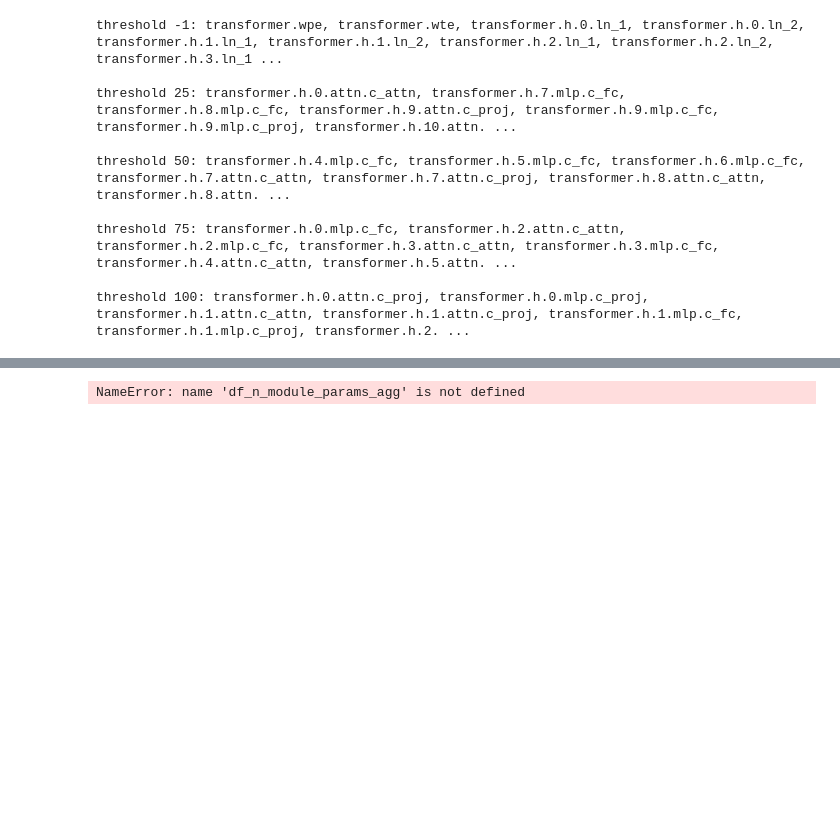
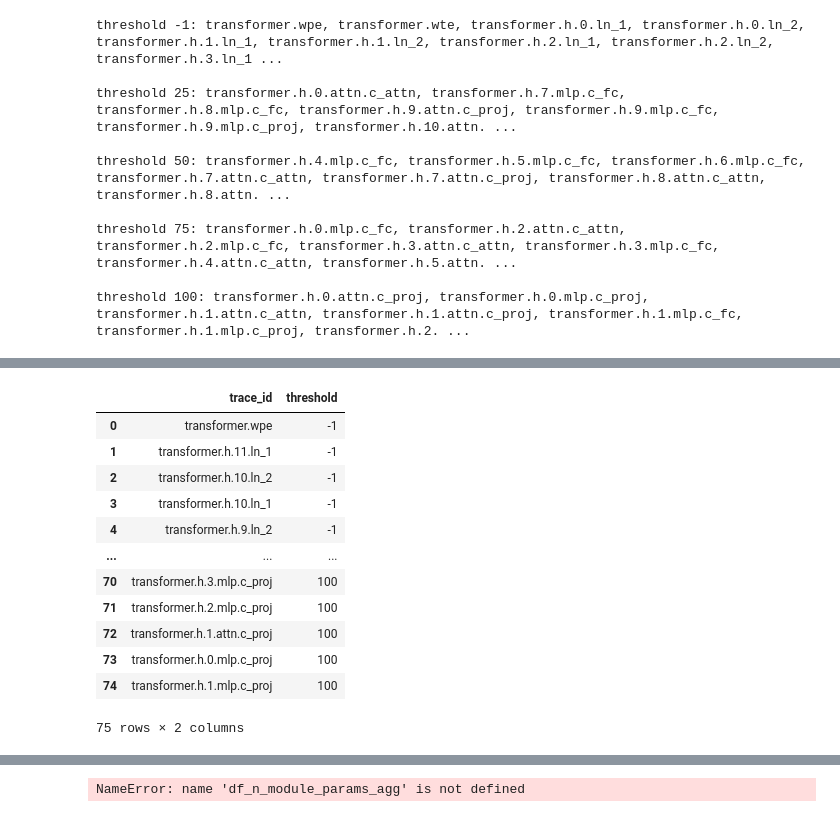
Before and after one commit to joonable/domain_adaptation_m2d2, a Jupyter notebook: 230709_local_weights_v6.ipynb, the cells around one changed output, grey strips where cells are left out. Cells and saved outputs as stored; diff of their text form; code cells hidden in the pictures; blank space fills up the shorter version.

```diff
--- a/230709_local_weights_v6.ipynb
+++ b/230709_local_weights_v6.ipynb
@@ -567,0 +619,16 @@ threshold 100: transformer.h.0.attn.c_proj, transformer.h.0.mlp.c_proj, transfor
+# %%
+df_ranking[["trace_id", "threshold"]]
+# %% [output]
+|  | trace_id | threshold |
+| 0 | transformer.wpe | -1 |
+| 1 | transformer.h.11.ln_1 | -1 |
+| 2 | transformer.h.10.ln_2 | -1 |
+| 3 | transformer.h.10.ln_1 | -1 |
+| 4 | transformer.h.9.ln_2 | -1 |
+| ... | ... | ... |
+| 70 | transformer.h.3.mlp.c_proj | 100 |
+| 71 | transformer.h.2.mlp.c_proj | 100 |
+| 72 | transformer.h.1.attn.c_proj | 100 |
+| 73 | transformer.h.0.mlp.c_proj | 100 |
+| 74 | transformer.h.1.mlp.c_proj | 100 |
+75 rows × 2 columns
```
Also changed, not shown: parts of 12 cells of this notebook.
